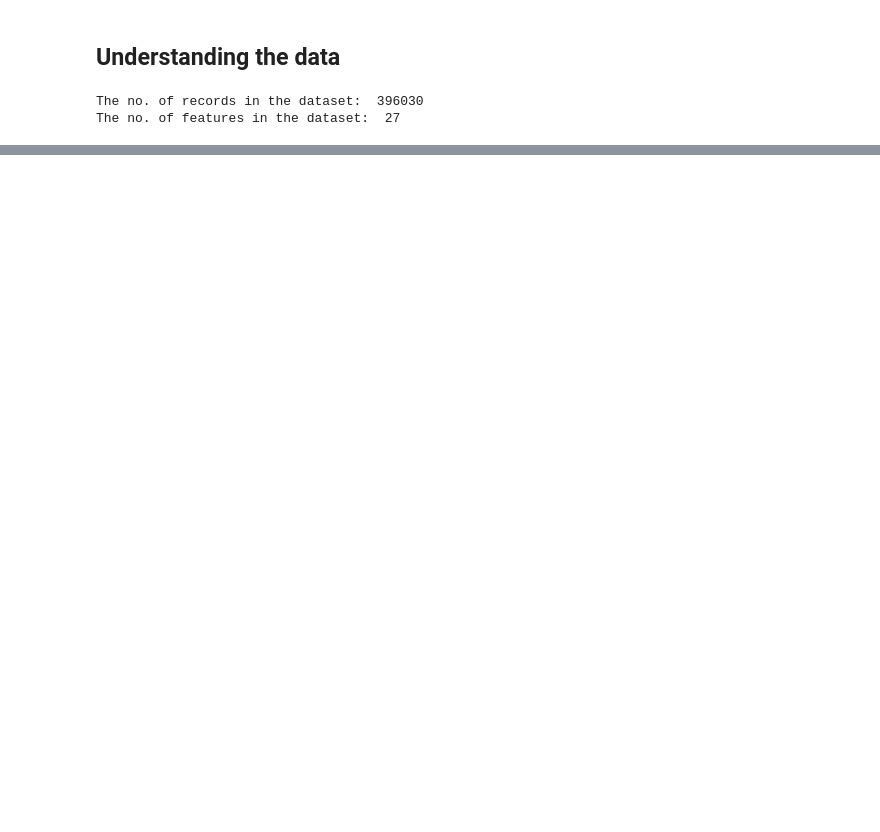
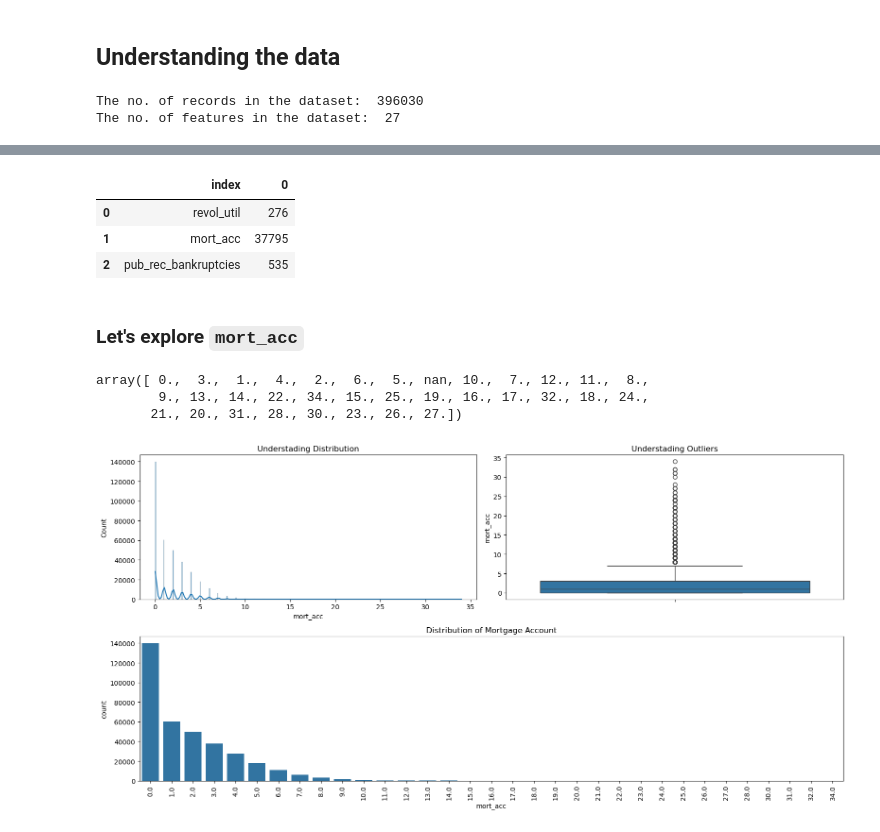
Before and after one commit to sayed-ashfaq/Loantap_logistic_regression, a Jupyter notebook: Loantap_EDA.ipynb, the cells around one changed output, grey strips where cells are left out. Saved outputs shown, nothing was run; the diff lists cells and outputs as text; code cells hidden in the pictures; blank space fills up the shorter version.

```diff
--- a/Loantap_EDA.ipynb
+++ b/Loantap_EDA.ipynb
@@ -110,0 +400,38 @@ The no. of features in the dataset:  27
+# %%
+## features with null values
+
+df.isna().sum()[df.isna().sum() > 0].reset_index()
+# %% [output]
+|  | index | 0 |
+| 0 | revol_util | 276 |
+| 1 | mort_acc | 37795 |
+| 2 | pub_rec_bankruptcies | 535 |
+# %% [markdown]
+### Let's explore `mort_acc`
+# %%
+df['mort_acc'].unique()
+# %% [output]
+array([ 0.,  3.,  1.,  4.,  2.,  6.,  5., nan, 10.,  7., 12., 11.,  8.,
+        9., 13., 14., 22., 34., 15., 25., 19., 16., 17., 32., 18., 24.,
+       21., 20., 31., 28., 30., 23., 26., 27.])
+# %%
+# let's see the distribution
+plt.figure(figsize=(16, 8))
+
+plt.subplot(2,2, 1)
+sns.histplot(df['mort_acc'], kde= True)
+plt.title("Understading Distribution")
+
+plt.subplot(2, 2, 2)
+sns.boxplot(df['mort_acc'])
+plt.title("Understading Outliers")
+
+plt.subplot(2, 1, 2)
+sns.countplot(x='mort_acc', data=df)
+plt.xticks(rotation=90)
+plt.title('Distribution of Mortgage Account')
+
+plt.tight_layout()
+plt.show()
+# %% [output]
+[figure, added]
```
Also changed, not shown: parts of 47 cells of this notebook.
